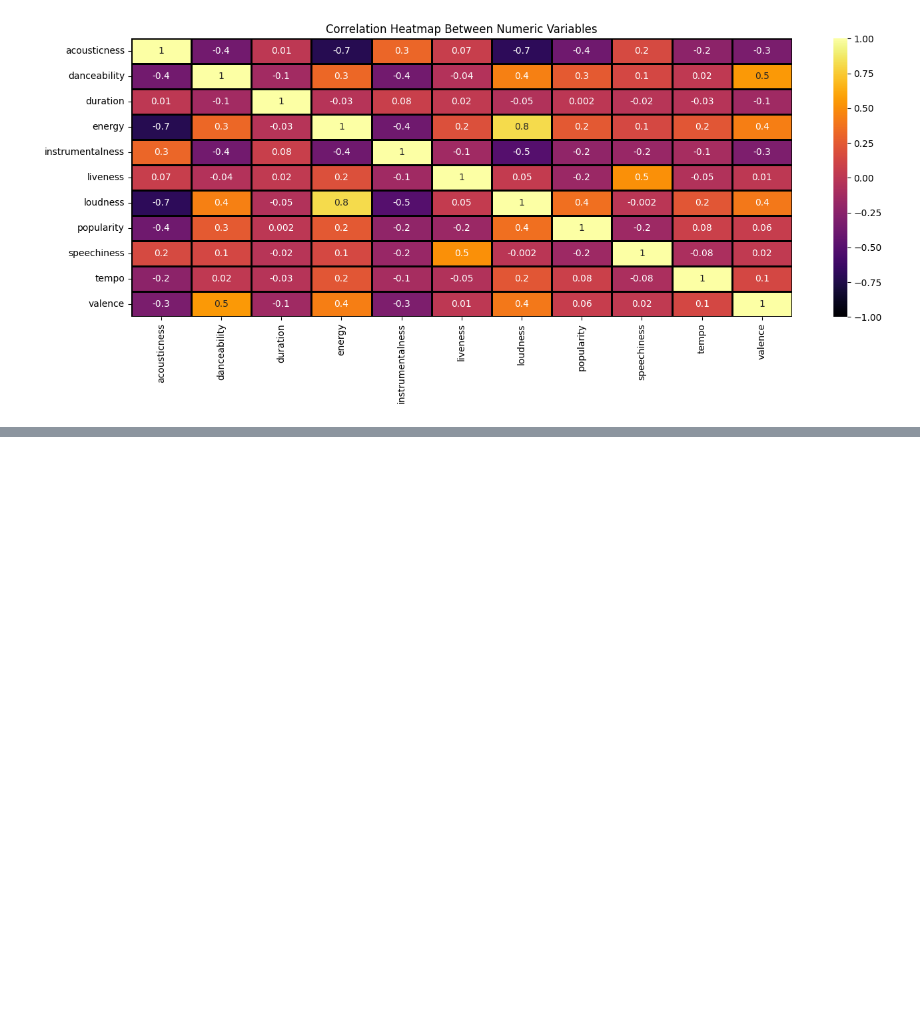
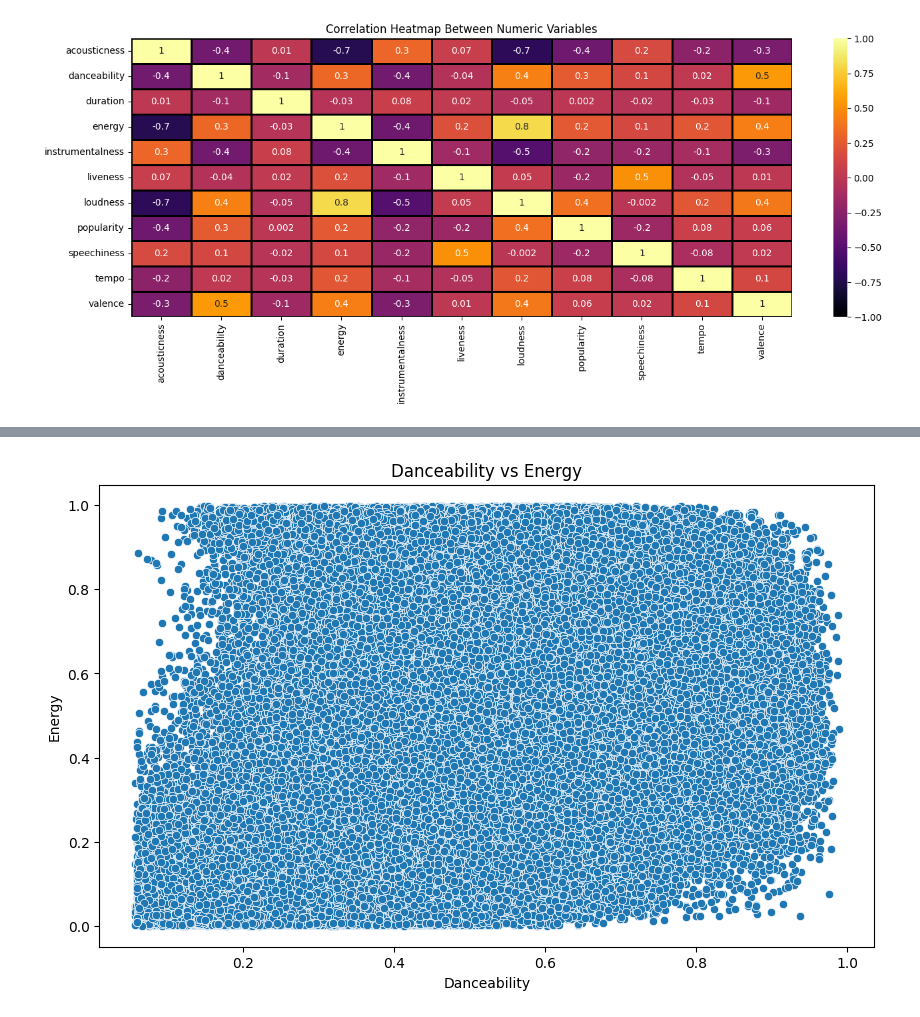
Before and after one commit to Eva-Kaushik/Collaborative-Data-Wrangling-EDA, a Jupyter notebook: Collaborative-Data-Wrangling-EDA-main/main-1.ipynb, the cells around one changed output, grey strips where cells are left out. Drawn from its saved outputs; the diff is of its cells as text; code cells hidden in the pictures; blank space fills up the shorter version.

```diff
--- a/Collaborative-Data-Wrangling-EDA-main/main-1.ipynb
+++ b/Collaborative-Data-Wrangling-EDA-main/main-1.ipynb
@@ -165,0 +303,10 @@ plt.tight_layout()
+# %%
+#Scatterplot
+plt.figure(figsize=(10,6))
+sns.scatterplot(x='danceability', y='energy', data=df)
+plt.title("Danceability vs Energy")
+plt.xlabel("Danceability")
+plt.ylabel("Energy")
+plt.show()
+# %% [output]
+[figure, added]
```
Also changed, not shown: parts of 17 cells of this notebook.
